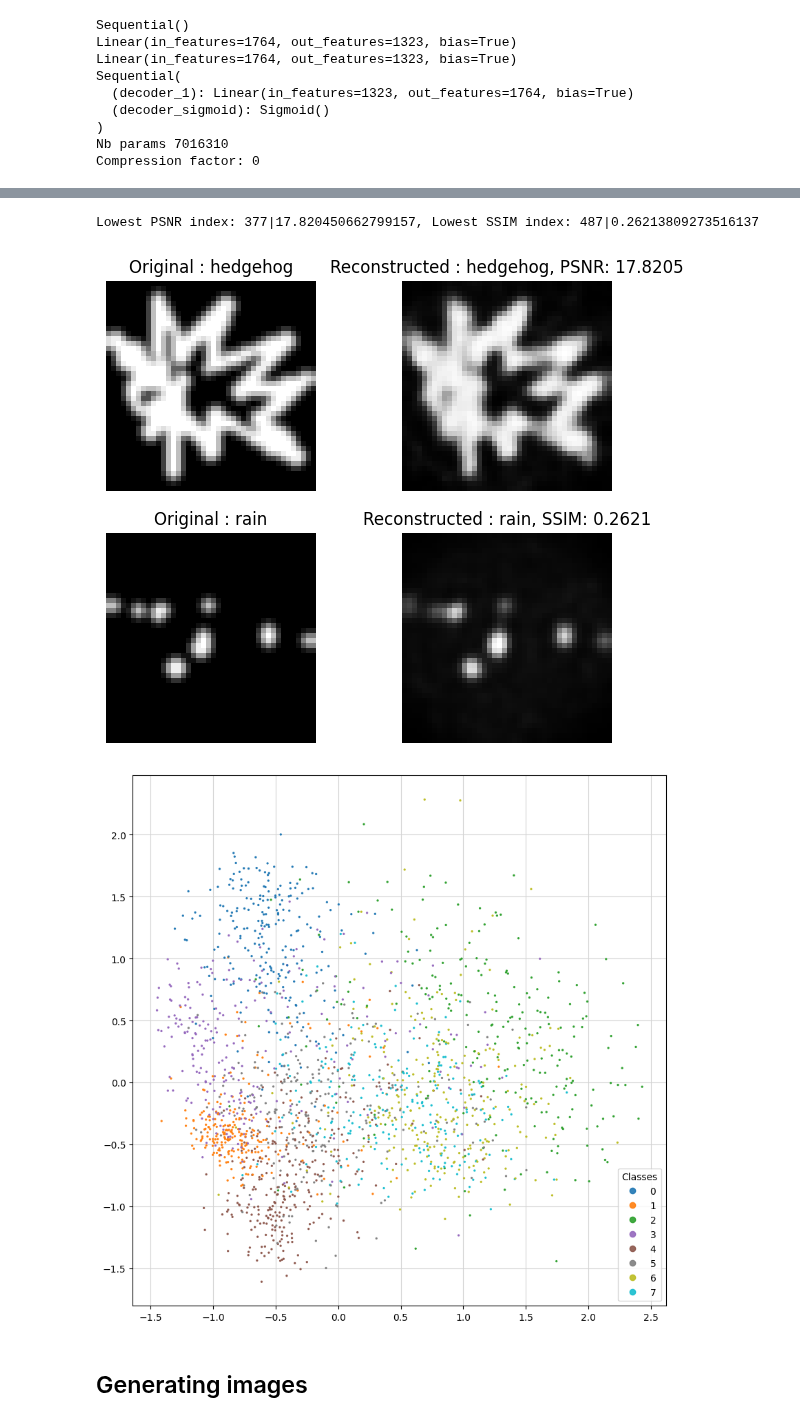
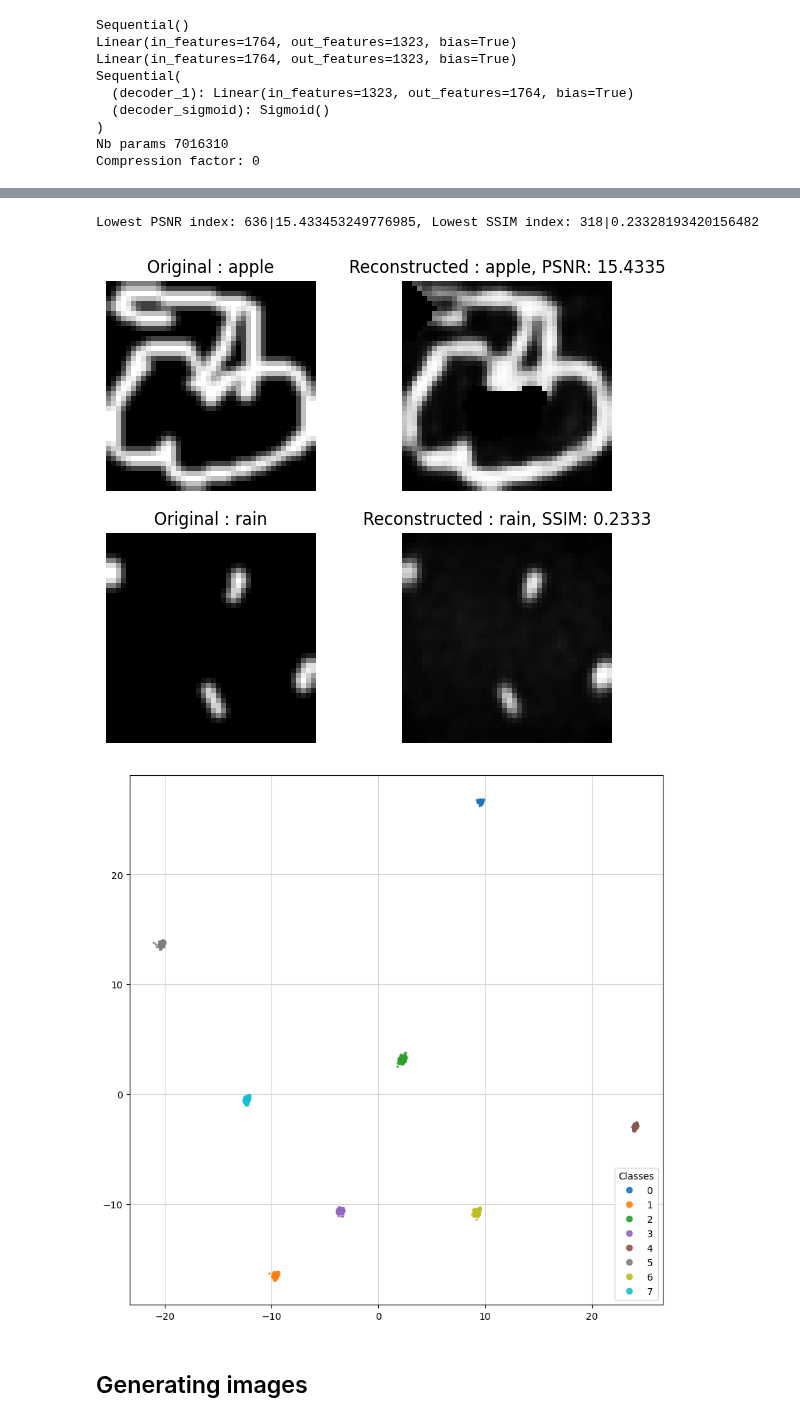
Before and after one commit to MightyCode/enseirb-s9-doodle-computer-vision, a Jupyter notebook: variational_encoder_decoder_strokes.ipynb, the cells around one changed output, grey strips where cells are left out. Drawn from its saved outputs; the diff is of its cells as text; code cells hidden in the pictures.

```diff
--- a/variational_encoder_decoder_strokes.ipynb
+++ b/variational_encoder_decoder_strokes.ipynb
@@ -37,8 +37,8 @@ else:
 WIDTH, HEIGHT = 42, 42
 STROKE_SIZE = 2
 IMAGE_FACTOR = 1.1
-EPOCHS: int = 150
-BATCH_SIZE: int = 32
+EPOCHS: int = 600
+BATCH_SIZE: int = 64
 # %%
 resources_folder = 'resources/sketchrnn'
 
@@ -112,8 +112,8 @@ shuffled_test_data, shuffled_test_labels = data_manager.shuffle_dataset(test_dat
 # %%
 from dataset_creation.StrokeImageDataset import StrokeImageDataset
 
-len_subset = 2000
-valid_test_subset = 500
+len_subset = 4000
+valid_test_subset = 1000
 
 training_set = StrokeImageDataset(
         data=shuffled_training_data[:len_subset],
@@ -263,15 +263,15 @@ validation_check_dataloader = DataLoader(validation_set, batch_size=CHECK_BACTH_
 lowest_psnr, lowest_ssim = autoencoder_model.return_lowest_image_index_psnr_ssim(validation_check_dataloader)
 print(f'Lowest PSNR index: {lowest_psnr[0]}|{lowest_psnr[1]}, Lowest SSIM index: {lowest_ssim[0]}|{lowest_ssim[1]}')
 # %% [output]
-Lowest PSNR index: 377|17.820450662799157, Lowest SSIM index: 487|0.26213809273516137
+Lowest PSNR index: 636|15.433453249776985, Lowest SSIM index: 318|0.23328193420156482
 # %%
 autoencoder_model.show_lowest_psnr_ssim_image(validation_set, lowest_psnr, lowest_ssim)
 # %% [output]
-[figure, old version]
+[figure, new version]
 # %%
 from sklearn.decomposition import PCA
 
-def latent_space_visualization(model, valid_loader):
+def latent_space_visualization(model, valid_loader, use_z_embed=True):
     model.eval()
     pca = PCA(n_components=2)
 
@@ -283,7 +283,7 @@ def latent_space_visualization(model, valid_loader):
 
         pack = model(inputs, labels)
         for i in range(inputs.size(0)):
-            proj = pack[-3]
+            proj = pack[-2] if use_z_embed else pack[-3]
             points.append(tensor_to_numpy(proj[i]))
             label_idcs.append(labels[i].detach().cpu().numpy())
     points = np.array(points)
@@ -298,9 +298,9 @@ def latent_space_visualization(model, valid_loader):
     plt.legend(*scatter.legend_elements(), loc="lower right", title="Classes")
     plt.show()
 # %%
-latent_space_visualization(autoencoder_model, training_loaded_set)
+latent_space_visualization(autoencoder_model, training_loaded_set, use_z_embed=True)
 # %% [output]
-[figure, old version]
+[figure, new version]
 # %% [markdown]
 ## Generating images
 # %%
```
Also changed, not shown: parts of 19 cells of this notebook, 2 other files.
